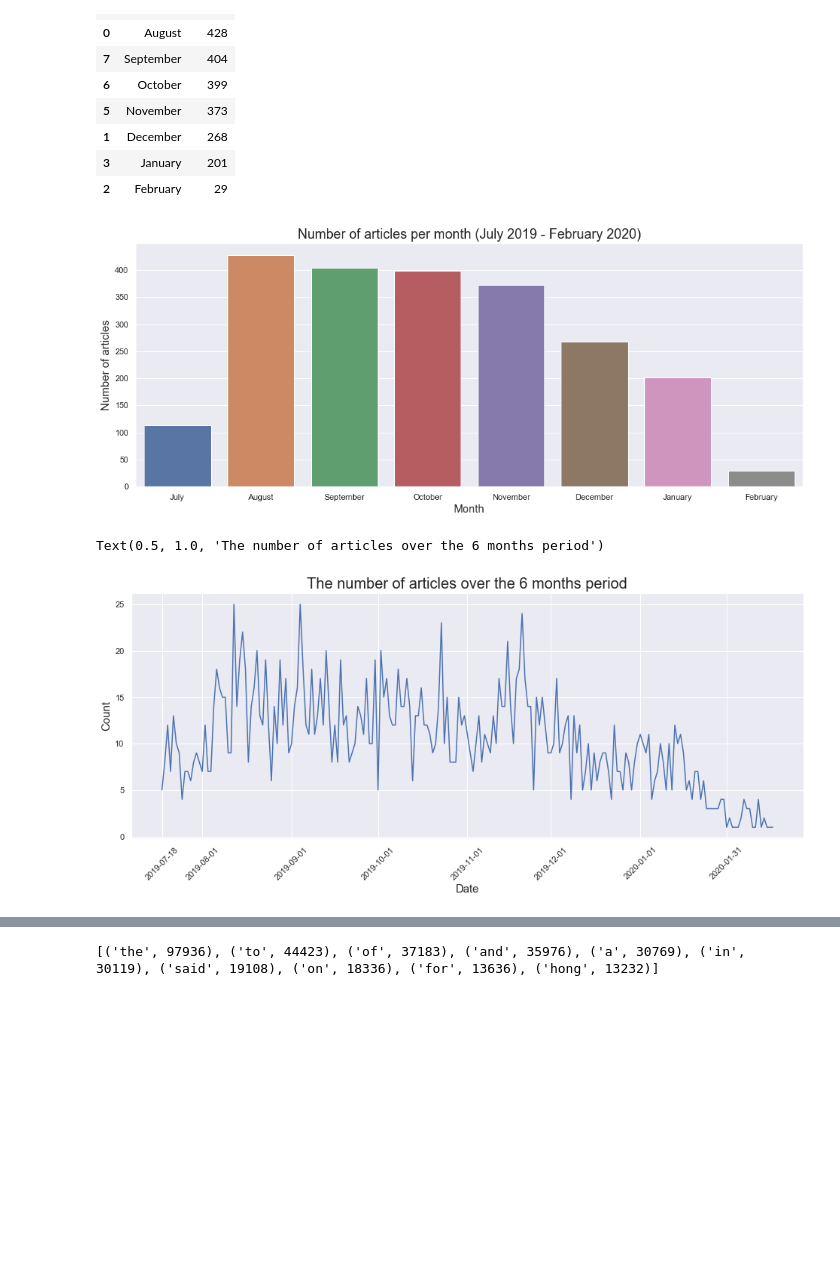
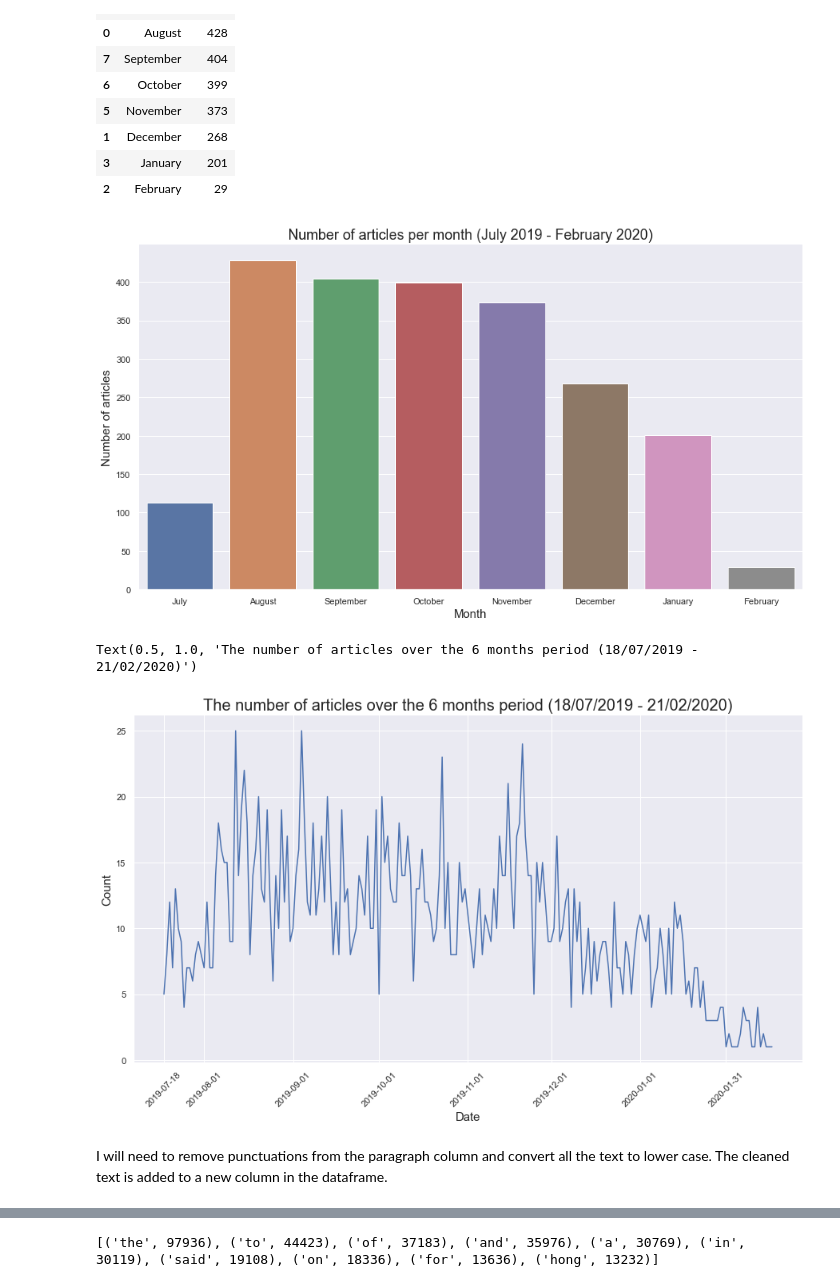
Before and after one commit to nicoleleman/HK_Protest_Analysis, a Jupyter notebook: notebook/HK Protest Analysis Project.ipynb, the cells around one changed output, grey strips where cells are left out. Drawn from its saved outputs; the diff is of its cells as text; code cells hidden in the pictures; blank space fills up the shorter version.

```diff
--- a/notebook/HK Protest Analysis Project.ipynb
+++ b/notebook/HK Protest Analysis Project.ipynb
@@ -107,7 +76,7 @@ The article scraping function was set to scrape 1000 articles at a time to preve
 ### 4.1. Exploratory Data Analysis
 Once I have the content scraped it is time to do some basic EDA. For example, the number of articles posted per month and most common words in the articles (excluding stop words). First the CSV file is read into a pandas DataFrame, then the date is converted from str to a datetime type.
 # %%
-df = pd.read_csv("csv_files/scmp_article_content_all.csv", header=0)
+df = pd.read_csv("../csv_files/scmp_article_content_all.csv", header=0)
 # %%
 df['Date']=df['date'].apply(lambda x: datetime.strptime(x, '%I:%M%p, %d %b, %Y').strftime('%Y-%m-%d'))
 df['Month']=df['date'].apply(lambda x: datetime.strptime(x, '%I:%M%p, %d %b, %Y').strftime('%B'))
@@ -123,8 +92,8 @@ df.head()
 The number of articles in a month is then counted and plotted. This is done by selecting and then grouping the 'Date' column, applying the aggregating function 'count', then finally resettihg the index.
 # %%
 new_order = [4, 0, 7, 6, 5, 1, 3, 2]
-number_articles_per_month = df_sorted["Month"].groupby(df_sorted["Month"]).agg(Count='count').reset_index()
-number_articles_per_month = total.reindex(new_order, axis=0)
+number_articles_per_month = df["Month"].groupby(df["Month"]).agg(Count='count').reset_index()
+number_articles_per_month = number_articles_per_month.reindex(new_order, axis=0)
 number_articles_per_month
 # %% [output]
 |  | Month | Count |
@@ -137,24 +106,26 @@ number_articles_per_month
 | 3 | January | 201 |
 | 2 | February | 29 |
 # %%
-plt.figure(figsize=(16,6))
+plt.figure(figsize=(15,8))
 ax = sns.barplot(x='Month', y='Count' , data=number_articles_per_month, palette='deep')
 ax.set_ylabel('Number of articles', fontsize=15)
 ax.set_xlabel('Month', fontsize=15)
 ax.set_title('Number of articles per month (July 2019 - February 2020)',fontsize=18)
 plt.show()
 # %% [output]
-[figure, old version]
+[figure, new version]
 # %%
 #Number of articles over the observed period.
-articles_per_day = df_sorted["Date"].groupby(df_sorted["Date"]).agg(Count='count').reset_index()
-plt.figure(figsize=(16,6))
+articles_per_day = df["Date"].groupby(df["Date"]).agg(Count='count').reset_index()
+plt.figure(figsize=(15,8))
 plt.xticks([0, 14, 45, 75, 106, 135, 166, 196])
 plt.xticks(rotation='45')
 ax = sns.lineplot(x="Date", y="Count", data=articles_per_day)
 ax.set_ylabel('Count', fontsize=15)
 ax.set_xlabel('Date', fontsize=15)
-ax.set_title('The number of articles over the 6 months period', fontsize=20)
+ax.set_title('The number of articles over the 6 months period (18/07/2019 - 21/02/2020)', fontsize=20)
 # %% [output]
-Text(0.5, 1.0, 'The number of articles over the 6 months period')
+Text(0.5, 1.0, 'The number of articles over the 6 months period (18/07/2019 - 21/02/2020)')
-[figure, old version]
+[figure, new version]
+# %% [markdown]
+I will need to remove punctuations from the paragraph column and convert all the text to lower case. The cleaned text is added to a new column in the dataframe.
```
Also changed, not shown: parts of 35 cells of this notebook, 4 other files.
